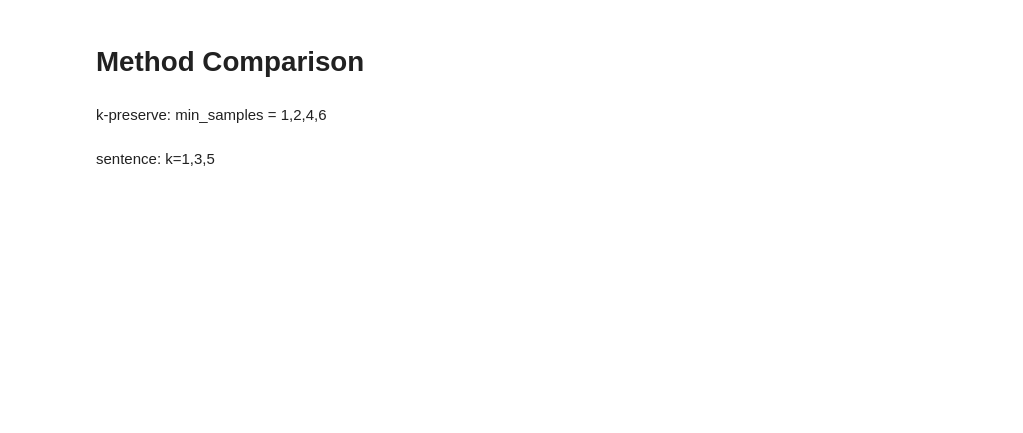
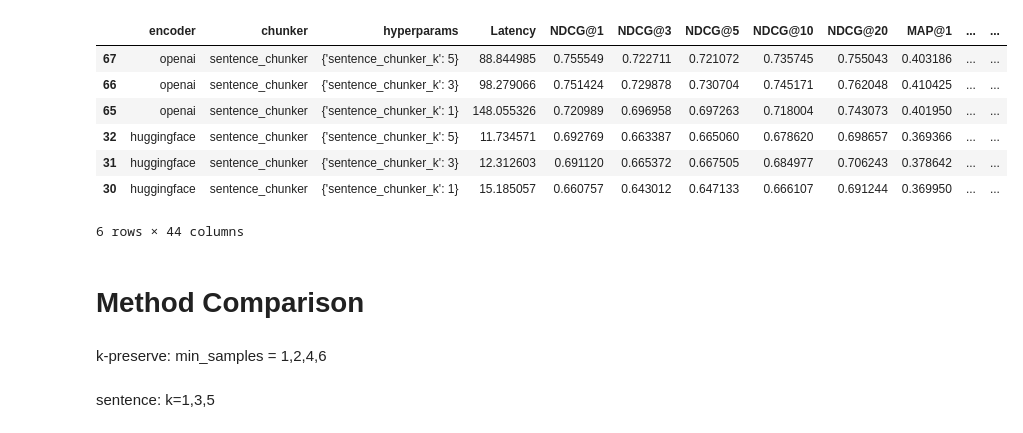
Before and after one commit to toastedqu/SmartChunk, a Jupyter notebook: plot_results.ipynb, the cells around one changed output. Saved outputs shown, nothing was run; the diff lists cells and outputs as text; code cells hidden in the pictures; blank space fills up the shorter version.

```diff
--- a/plot_results.ipynb
+++ b/plot_results.ipynb
@@ -114,0 +112,3 @@ def plot_metrics_cross_all_k(df, xargs = ['0', '0.25', '0.5', '0.75'], xlabel =
+# %%
+df = get_average_results()
+get_best_configs(df)
@@ -115,3 +122,14 @@ def plot_metrics_cross_all_k(df, xargs = ['0', '0.25', '0.5', '0.75'], xlabel =
+# %%
+df[df['chunker']=='sentence_chunker'].sort_values(by='NDCG@1', ascending=False)[:10]
+# %% [output]
+|  | encoder | chunker | hyperparams | Latency | NDCG@1 | NDCG@3 | NDCG@5 | NDCG@10 | NDCG@20 | MAP@1 | ... | ... |
+| 67 | openai | sentence_chunker | {'sentence_chunker_k': 5} | 88.844985 | 0.755549 | 0.722711 | 0.721072 | 0.735745 | 0.755043 | 0.403186 | ... | ... |
+| 66 | openai | sentence_chunker | {'sentence_chunker_k': 3} | 98.279066 | 0.751424 | 0.729878 | 0.730704 | 0.745171 | 0.762048 | 0.410425 | ... | ... |
+| 65 | openai | sentence_chunker | {'sentence_chunker_k': 1} | 148.055326 | 0.720989 | 0.696958 | 0.697263 | 0.718004 | 0.743073 | 0.401950 | ... | ... |
+| 32 | huggingface | sentence_chunker | {'sentence_chunker_k': 5} | 11.734571 | 0.692769 | 0.663387 | 0.665060 | 0.678620 | 0.698657 | 0.369366 | ... | ... |
+| 31 | huggingface | sentence_chunker | {'sentence_chunker_k': 3} | 12.312603 | 0.691120 | 0.665372 | 0.667505 | 0.684977 | 0.706243 | 0.378642 | ... | ... |
+| 30 | huggingface | sentence_chunker | {'sentence_chunker_k': 1} | 15.185057 | 0.660757 | 0.643012 | 0.647133 | 0.666107 | 0.691244 | 0.369950 | ... | ... |
+6 rows × 44 columns
 # %% [markdown]
 # Method Comparison
 # %% [markdown]
```
Also changed, not shown: parts of 13 cells of this notebook, 22 other files.
